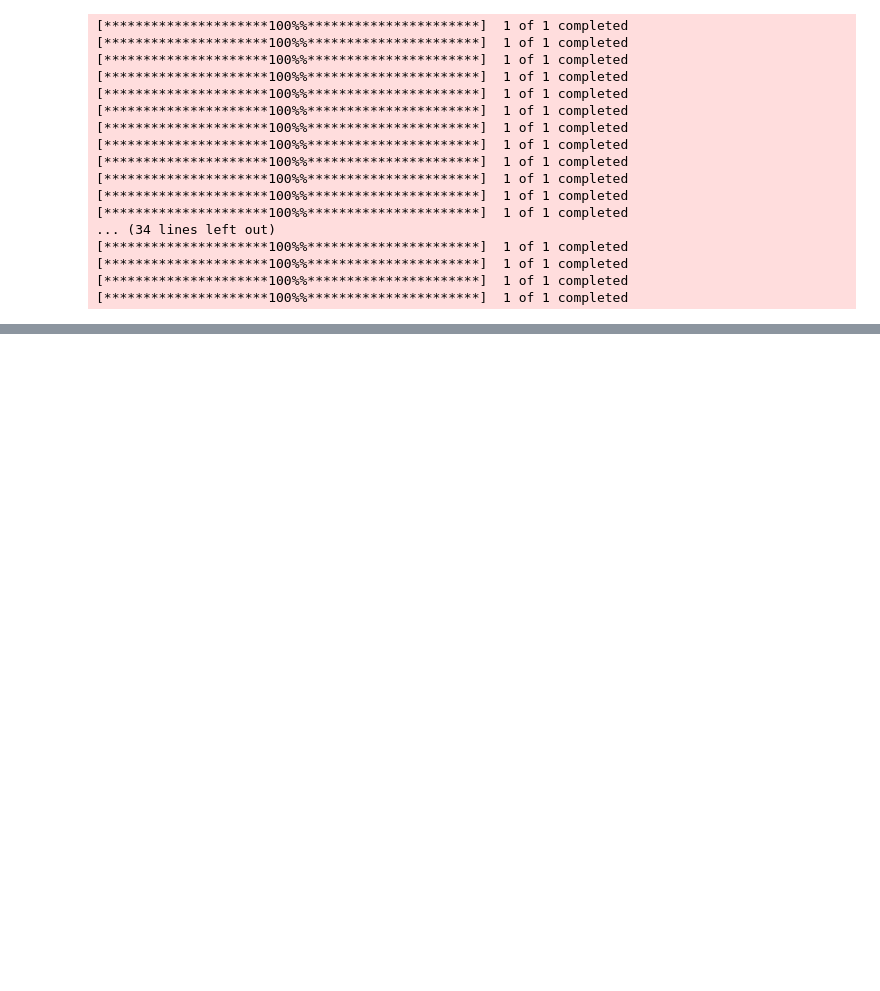
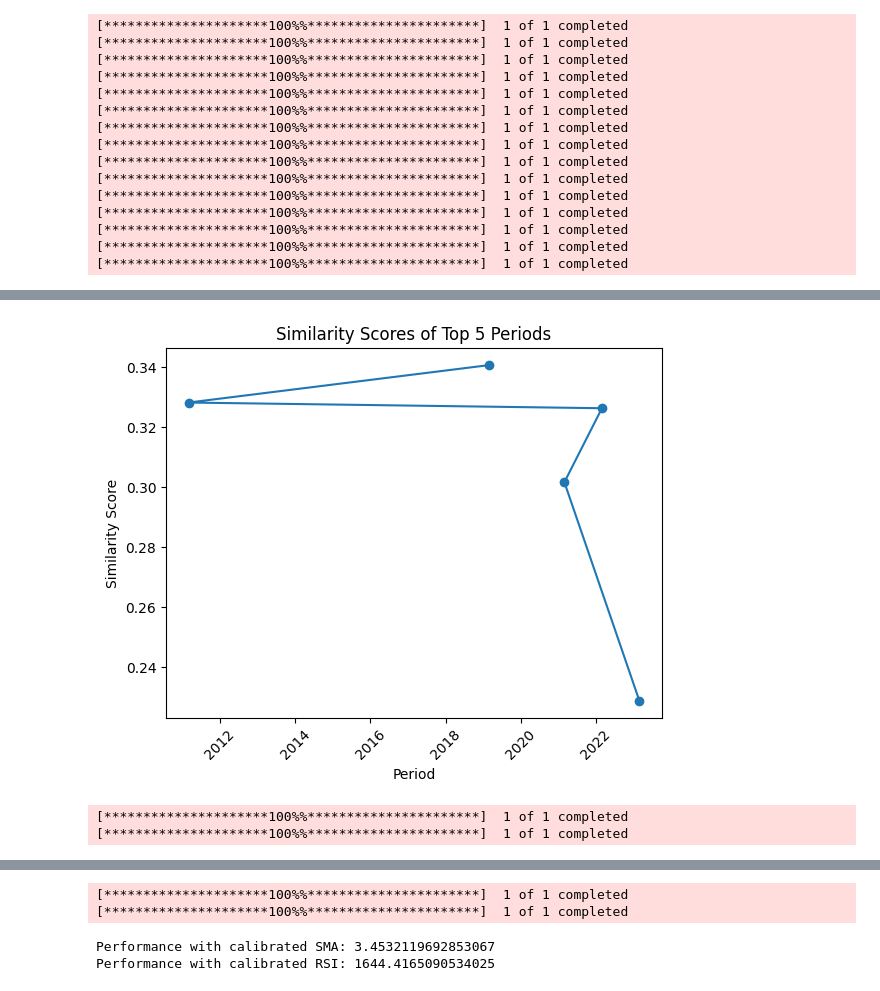
Before and after one commit to EddyChan1129/fyptest, a Jupyter notebook: test.ipynb, the cells around one changed output, grey strips where cells are left out. Drawn from its saved outputs; the diff is of its cells as text; code cells hidden in the pictures; blank space fills up the shorter version.

Commit message:
TEST the similar period

```diff
--- a/test.ipynb
+++ b/test.ipynb
@@ -37,7 +37,7 @@ def find_similar_periods(ticker, current_start_date, current_end_date, past_star
     for year in range(past_start_year, past_end_year + 1):
         for month in range(3, 13, step_months):
             start_date = pd.Timestamp(year=year, month=month, day=1)
-            end_date = start_date + pd.DateOffset(years=2) - pd.DateOffset(days=1)
+            end_date = start_date + pd.DateOffset(years=1) - pd.DateOffset(days=1)
 
             if end_date > current_end_date:
                 continue
@@ -73,16 +73,49 @@ def predict_prices(data, sma_short_window, sma_long_window):
 # %%
 
 # Example usage
-ticker_symbol = 'TSLA'
-current_start = pd.Timestamp(year=2024, month=3, day=1)
-current_end = pd.Timestamp(year=2024, month=3, day=30)
+ticker_symbol = '0001.HK'
+current_start = pd.Timestamp(year=2023, month=3, day=21)
+current_end = pd.Timestamp(year=2024, month=3, day=21)
 past_start_year = 2010
 past_end_year = 2024
-step_months = 3
+step_months = 12
 
 similar_periods = find_similar_periods(ticker_symbol, current_start, current_end, past_start_year, past_end_year, step_months)
 for i, period in enumerate(similar_periods, 1):
-    print(f"The {i}{'' if i == 0 else 'st' if i == 1 else 'nd' if i == 2 else 'rd' if i == 3 else 'th'} most similar period is:", period[0])
+    print(f"The {i}{'' if i == 0 else 'st' if i == 1 else 'nd' if i == 2 else 'rd' if i == 3 else 'th'} most similar year period is:", period[0])
+
+
+import matplotlib.pyplot as plt
+
+# Extract the dates and similarity scores from the similar_periods list
+dates = [period[0][0] for period in similar_periods[:5]]
+scores = [period[1] for period in similar_periods[:5]]
+
+# Plot the similarity scores
+plt.plot(dates, scores, marker='o')
+plt.xlabel('Period')
+plt.ylabel('Similarity Score')
+plt.title('Similarity Scores of Top 5 Periods')
+plt.xticks(rotation=45)
+plt.show()
+
+
+# Fetch the data for the two periods
+data_current = get_stock_data('0001.HK', '2023-03-21', '2024-03-21')
+data_similar = get_stock_data('0001.HK', '2021-03-01', '2022-02-28')
+
+# Plot the closing prices for the current period
+plt.figure(figsize=(14, 7))
+plt.plot(data_current.index, data_current['Close'], label='Current Period')
+
+# Plot the closing prices for the most similar period
+plt.plot(data_similar.index, data_similar['Close'], label='Most Similar Period')
+
+plt.title('TSLA Stock Prices')
+plt.xlabel('Date')
+plt.ylabel('Close Price')
+plt.legend()
+plt.show()
 # %% [output]
 [*********************100%%**********************]  1 of 1 completed
 [*********************100%%**********************]  1 of 1 completed
@@ -96,8 +129,6 @@ for i, period in enumerate(similar_periods, 1):
 [*********************100%%**********************]  1 of 1 completed
 [*********************100%%**********************]  1 of 1 completed
 [*********************100%%**********************]  1 of 1 completed
-... (34 lines left out)
 [*********************100%%**********************]  1 of 1 completed
 [*********************100%%**********************]  1 of 1 completed
 [*********************100%%**********************]  1 of 1 completed
-[*********************100%%**********************]  1 of 1 completed
@@ -108,0 +140,3 @@ The 5th most similar period is: (Timestamp('2015-12-01 00:00:00'), Timestamp('20
+[figure, added]
+[*********************100%%**********************]  1 of 1 completed
+[*********************100%%**********************]  1 of 1 completed
@@ -132,3 +167,8 @@ rsi_performance = evaluate_performance(actual_prices, future_data['RSI'])
 
 print(f"Performance with calibrated SMA: {sma_performance}")
 print(f"Performance with calibrated RSI: {rsi_performance}")
+# %% [output]
+[*********************100%%**********************]  1 of 1 completed
+[*********************100%%**********************]  1 of 1 completed
+Performance with calibrated SMA: 3.4532119692853067
+Performance with calibrated RSI: 1644.4165090534025
```
Also changed, not shown: parts of 1 cell of this notebook.
